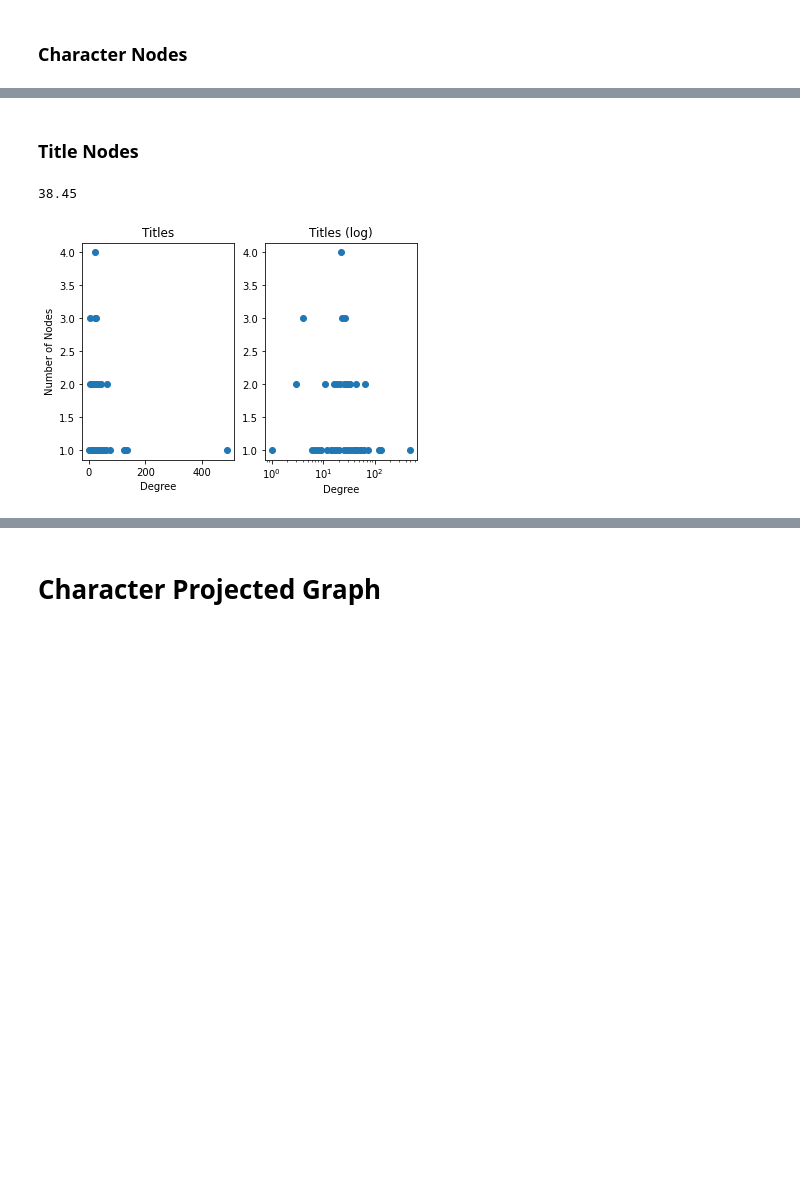
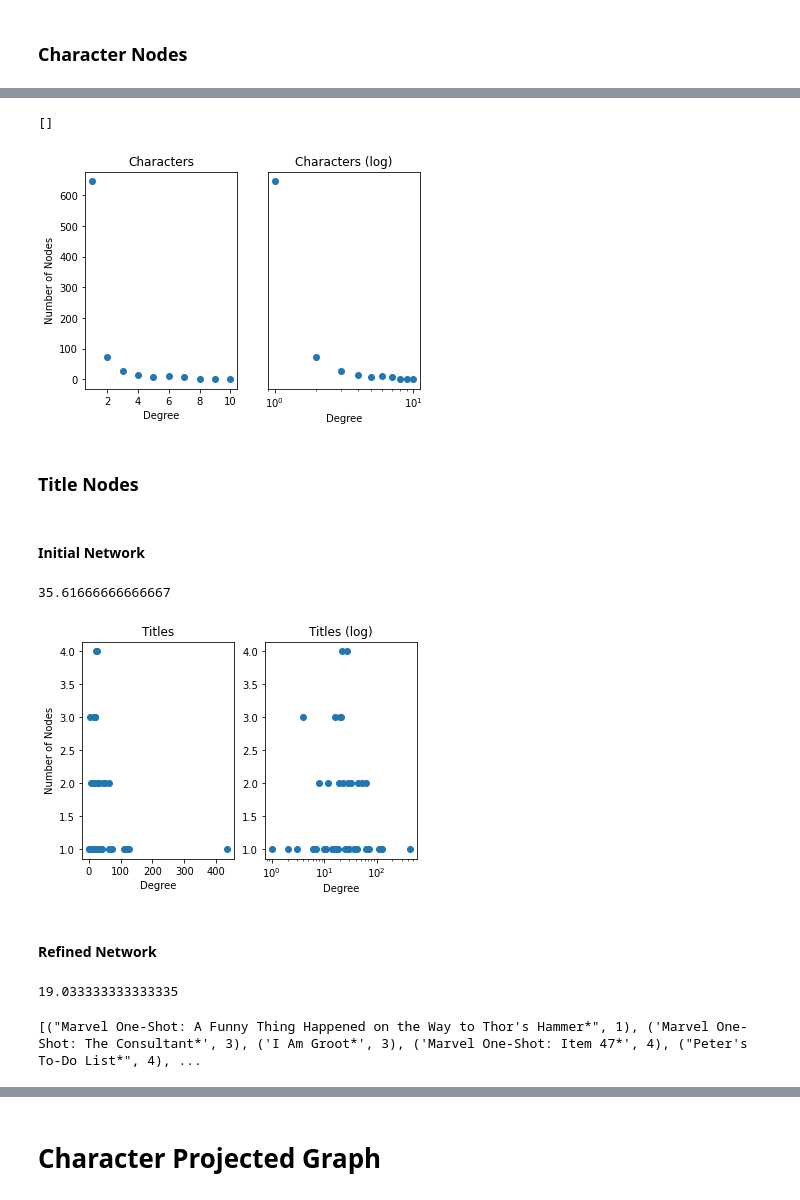
Before and after one commit to mslater21/SNA-Project, a Jupyter notebook: bipartite.ipynb, the cells around one changed output, grey strips where cells are left out. Saved outputs shown, nothing was run; the diff lists cells and outputs as text; code cells hidden in the pictures; blank space fills up the shorter version.

```diff
--- a/bipartite.ipynb
+++ b/bipartite.ipynb
@@ -83,21 +164,51 @@ ax[1].set_xscale('log')
+# %%
+# Node Degree Distribution
+
+fig, ax = plt.subplots(1, 2)
+ax[0].scatter(*np.unique([d for (n,d) in new_character_degrees], return_counts=True))
+ax[0].set_xlabel('Degree')
+ax[0].set_ylabel('Number of Nodes')
+ax[0].set_title('Characters')
+
+ax[1].scatter(*np.unique([d for (n,d) in new_character_degrees], return_counts=True))
+ax[1].set_xlabel('Degree')
+ax[1].set_title('Characters (log)')
+ax[1].set_xscale('log')
+ax[1].set_yticks([])
+# %% [output]
+[]
+[figure, added]
 # %% [markdown]
 ### Title Nodes
+# %% [markdown]
+#### Initial Network
 # %%
 # Average Degree
-sum([d for (n,d) in title_degrees]) / len(title_nodes)
+sum([d for (n,d) in old_title_degrees]) / len(old_title_nodes)
 # %% [output]
-38.45
+35.61666666666667
 # %%
 # Node Degree Distribution
 fig, ax = plt.subplots(1, 2)
-ax[0].scatter(*np.unique([d for (n,d) in title_degrees], return_counts=True))
+ax[0].scatter(*np.unique([d for (n,d) in old_title_degrees], return_counts=True))
 ax[0].set_xlabel('Degree')
 ax[0].set_ylabel('Number of Nodes')
 ax[0].set_title('Titles')
 
-ax[1].scatter(*np.unique([d for (n,d) in title_degrees], return_counts=True))
+ax[1].scatter(*np.unique([d for (n,d) in old_title_degrees], return_counts=True))
 ax[1].set_xlabel('Degree')
 ax[1].set_title('Titles (log)')
 ax[1].set_xscale('log')
 # %% [output]
-[figure, old version]
+[figure, new version]
+# %% [markdown]
+#### Refined Network
+# %%
+# Average Degree
+sum([d for (n,d) in new_title_degrees]) / len(new_title_nodes)
+# %% [output]
+19.033333333333335
+# %%
+print(sorted(list(new_title_degrees), key=lambda x:x[1]))
+# %% [output]
+[("Marvel One-Shot: A Funny Thing Happened on the Way to Thor's Hammer*", 1), ('Marvel One-Shot: The Consultant*', 3), ('I Am Groot*', 3), ('Marvel One-Shot: Item 47*', 4), ("Peter's To-Do List*", 4), ...
```
Also changed, not shown: parts of 45 cells of this notebook.
